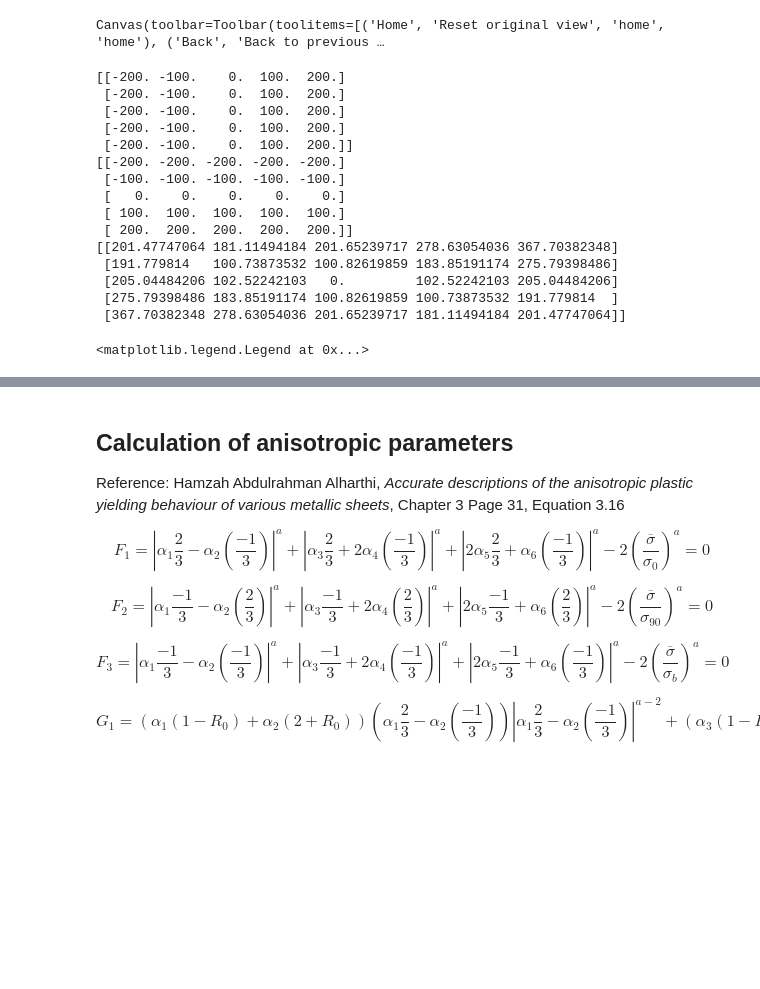
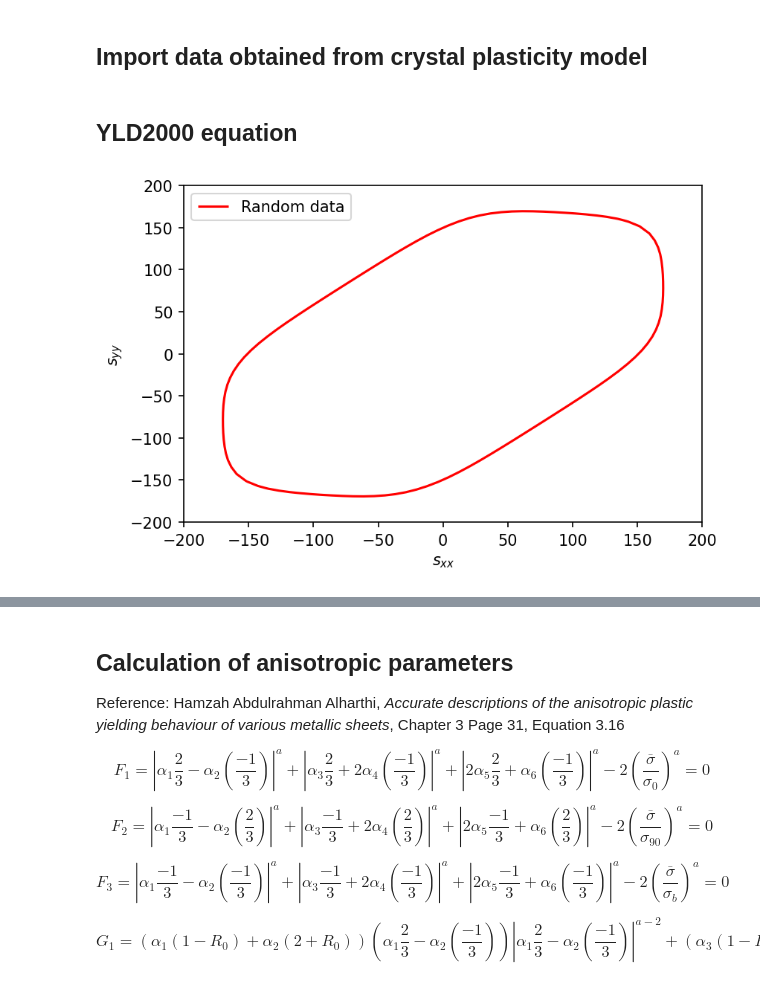
Before and after one commit to algomaster99/meta-btp, a Jupyter notebook: YLD2000.ipynb, the cells around one changed output, grey strips where cells are left out. Saved outputs shown, nothing was run; the diff lists cells and outputs as text; code cells hidden in the pictures; blank space fills up the shorter version.

```diff
--- a/YLD2000.ipynb
+++ b/YLD2000.ipynb
@@ -11 +8,3 @@ from matplotlib.widgets import Slider
+# %% [markdown]
+## Import data obtained from crystal plasticity model
 # %%
@@ -15,3 +17,5 @@ syy = sigma_xxyy['syy']
+# %% [markdown]
+## YLD2000 equation
 # %%
 def yld2000(sigma_x, sigma_y, alpha, a):
     (alpha1, alpha2, alpha3, alpha4, alpha5, alpha6, alpha7, alpha8) = alpha
@@ -20,66 +24,62 @@ def yld2000(sigma_x, sigma_y, alpha, a):
 
     return ((phi1+phi2)/2)**(1/a)
 # %%
-def z_of_contour(ax, xmesh, ymesh, alpha, a, points, colors, ys, levels=[1]):
+def z_of_contour(ax, xmesh, ymesh, alpha, a, points, colors, ys, levels=[1], linestyles=None):
     z = []
     for i in range(points):
         temp = []
         for j in range(points):
             temp.append(yld2000(xmesh[i,j], ymesh[i,j], alpha, a))
         z.append(temp)
     z = np.array(z)
-    print(xmesh)
-    print(ymesh)
-    print(z)
 
-    ax.contour(xmesh, ymesh, z-ys, levels=levels, colors=colors)
+    ax.contour(xmesh, ymesh, z-ys, levels=levels, colors=colors, linestyles=linestyles)
 
-alpha = np.array([0.9349, 1.0671, 0.9690, 0.9861, 1.0452, 0.9999, 0.9097, 1.0805])
-# alpha = np.array([1, 1, 1, 1, 1, 1, 1, 1])
+# alpha = np.array([1,1,1,1,1,1,1,1])
+alpha = np.array([1.0021, 1.0849, 1.1022, 0.9761, 0.9681, 0.9770, 1.0482, 0.9618])
 phi = np.linspace(0, 2 * np.pi, 100)
-sxx_sample = np.linspace(-200,200,5)
-syy_sample = np.linspace(-200,200,5)
-sx, sy = np.meshgrid(sxx, syy)
+sxx_sample = np.linspace(-200,200,50)
+syy_sample = np.linspace(-200,200,50)
 sx_sample, sy_sample = np.meshgrid(sxx_sample, syy_sample)
 ys = 150
 a = 8
 
-%matplotlib widget
 
 fig , ax = plt.subplots(1,1)
+fig.set_dpi(150)
 
-random_x = np.linspace(-200,200,len(sxx_sample))
-random_z = np.linspace(-200,200,len(sxx_sample))
-xx, zz = np.meshgrid(random_x, random_z)
-ax.contour(xx, np.zeros(len(sxx_sample)**2).reshape(xx.shape), zz, levels=[1], colors='yellow')
+# The below section is to plot perpendicular lines passing through origin and each parallel to x and y-axis.
 
-random_y = np.linspace(-200,200,len(sxx_sample))
-yy, zz = np.meshgrid(random_y, random_z)
-ax.contour(np.zeros(len(sxx_sample)**2).reshape(xx.shape), yy, zz, levels=[1], colors='orange')
+# --------------------------------------- #
+
+# random_x = np.linspace(-200,200,len(sxx_sample))
+# random_z = np.linspace(-200,200,len(sxx_sample))
+# xx, zz = np.meshgrid(random_x, random_z)
+# ax.contour(xx, np.zeros(len(sxx_sample)**2).reshape(xx.shape), zz, levels=[1], colors='yellow')
+
+# random_y = np.linspace(-200,200,len(sxx_sample))
+# yy, zz = np.meshgrid(random_y, random_z)
+# ax.contour(np.zeros(len(sxx_sample)**2).reshape(xx.shape), yy, zz, levels=[1], colors='orange')
+
+# --------------------------------------- #
+
 
 z_of_contour(ax, sx_sample, sy_sample, alpha, a, len(sxx_sample), 'red', ys)
-ax.scatter(sxx, syy)
 
-labels = ['|| to sx', '|| to sy', 'Random Data']
+# Uncomment the lines below only if you have data from crystal plasticity model.
+# If you don't, let it be. The script is self-sufficient.
+
+# ax.scatter(sxx, syy)
+
+_ = ax.set_xlabel('$s_{xx}$')
+_ = ax.set_ylabel('$s_{yy}$')
+
+# If you have the crystal plasticity data, please modify labels as:
+# labels = ['Random data', 'Crystal plasticity data']
+labels = ['Random data']
 for i in range(len(labels)):
     ax.collections[i].set_label(labels[i])
 
-ax.legend(loc='upper left')
+_ = ax.legend(loc='upper left')
 # %% [output]
-Canvas(toolbar=Toolbar(toolitems=[('Home', 'Reset original view', 'home', 'home'), ('Back', 'Back to previous …
-[[-200. -100.    0.  100.  200.]
- [-200. -100.    0.  100.  200.]
- [-200. -100.    0.  100.  200.]
- [-200. -100.    0.  100.  200.]
- [-200. -100.    0.  100.  200.]]
-[[-200. -200. -200. -200. -200.]
- [-100. -100. -100. -100. -100.]
- [   0.    0.    0.    0.    0.]
- [ 100.  100.  100.  100.  100.]
- [ 200.  200.  200.  200.  200.]]
-[[201.47747064 181.11494184 201.65239717 278.63054036 367.70382348]
- [191.779814   100.73873532 100.82619859 183.85191174 275.79398486]
- [205.04484206 102.52242103   0.         102.52242103 205.04484206]
- [275.79398486 183.85191174 100.82619859 100.73873532 191.779814  ]
- [367.70382348 278.63054036 201.65239717 181.11494184 201.47747064]]
-<matplotlib.legend.Legend at 0x...>
+[figure, added]
```
Also changed, not shown: parts of 7 cells of this notebook.
